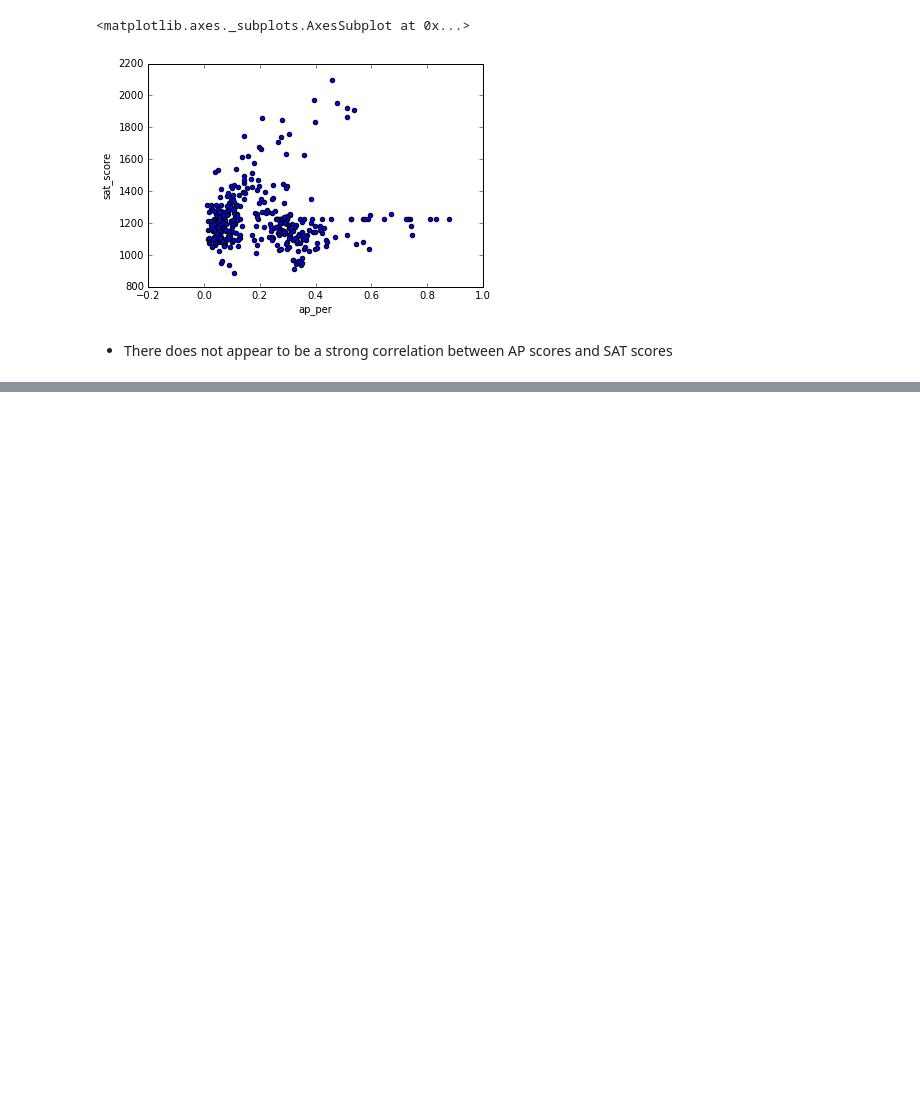
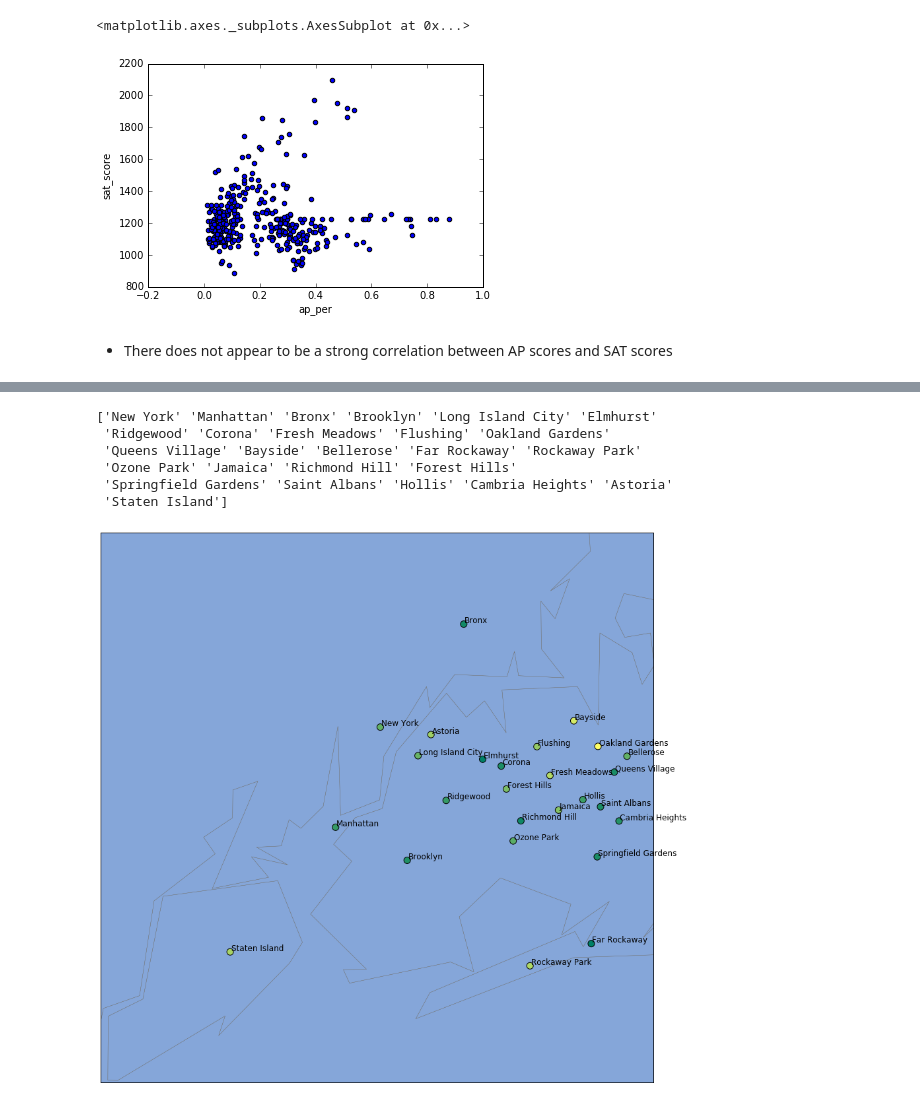
Before and after one commit to fcdiomede/Dataquest_Projects, a Jupyter notebook: Schools.ipynb, the cells around one changed output, grey strips where cells are left out. Saved outputs shown, nothing was run; the diff lists cells and outputs as text; code cells hidden in the pictures; blank space fills up the shorter version.

```diff
--- a/Schools.ipynb
+++ b/Schools.ipynb
@@ -315,0 +347,44 @@ combined.plot.scatter(x='ap_per', y='sat_score')
+# %%
+cities = combined.city.unique()
+print(cities)
+# %% [output]
+['New York' 'Manhattan' 'Bronx' 'Brooklyn' 'Long Island City' 'Elmhurst'
+ 'Ridgewood' 'Corona' 'Fresh Meadows' 'Flushing' 'Oakland Gardens'
+ 'Queens Village' 'Bayside' 'Bellerose' 'Far Rockaway' 'Rockaway Park'
+ 'Ozone Park' 'Jamaica' 'Richmond Hill' 'Forest Hills'
+ 'Springfield Gardens' 'Saint Albans' 'Hollis' 'Cambria Heights' 'Astoria'
+ 'Staten Island']
+# %%
+sat_scores_neighborhood = combined.groupby("city").agg(numpy.mean)
+sat_scores_neighborhood.reset_index(inplace=True)
+# %%
+plt.figure(figsize=(15,30))
+m = Basemap(
+    projection='merc',
+    llcrnrlat=40.496044,
+    urcrnrlat=40.915256,
+    llcrnrlon=-74.255735,
+    urcrnrlon=-73.700272,
+    resolution='i'
+)
+
+m.drawmapboundary(fill_color='#85A6D9')
+m.drawcoastlines(color='#6D5F47', linewidth=.4)
+m.drawrivers(color='#6D5F47', linewidth=.4)
+
+longitudes = sat_scores_neighborhood["lon"].tolist()
+latitudes = sat_scores_neighborhood["lat"].tolist()
+cities =  sat_scores_neighborhood["city"].tolist()
+
+m.scatter(longitudes, latitudes, s=100, zorder=2, latlon=True,
+         c=sat_scores_neighborhood["sat_score"], cmap="summer")
+
+#hard to tell what results mean for each neighborhood without
+#accompanying labels
+for i in range(len(longitudes)):
+    x, y = m(longitudes[i]+0.001, latitudes[i]+0.001)
+    plt.text(x, y, cities[i], fontsize=12)
+
+plt.show()
+# %% [output]
+[figure, added]
```
Also changed, not shown: parts of 7 cells of this notebook.
